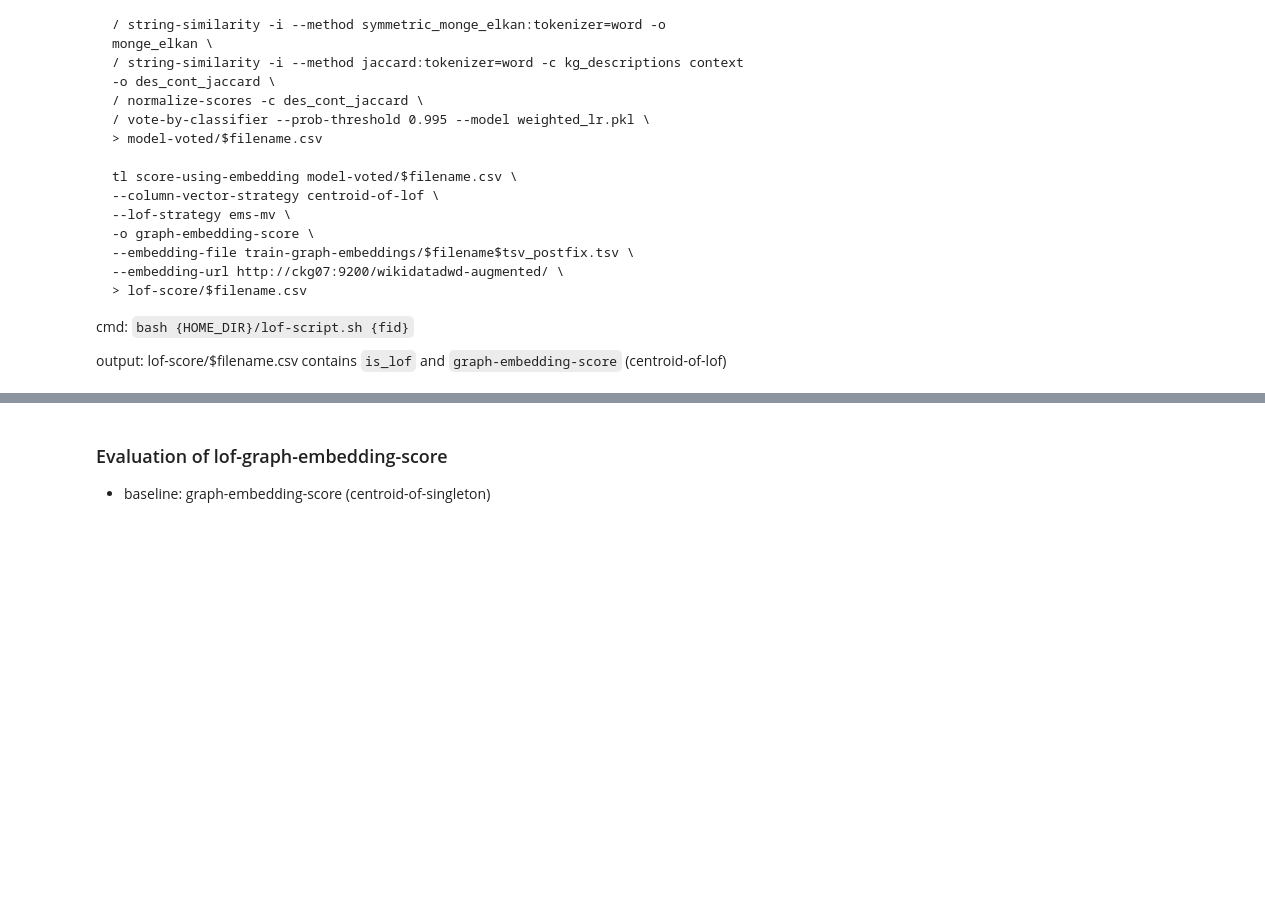
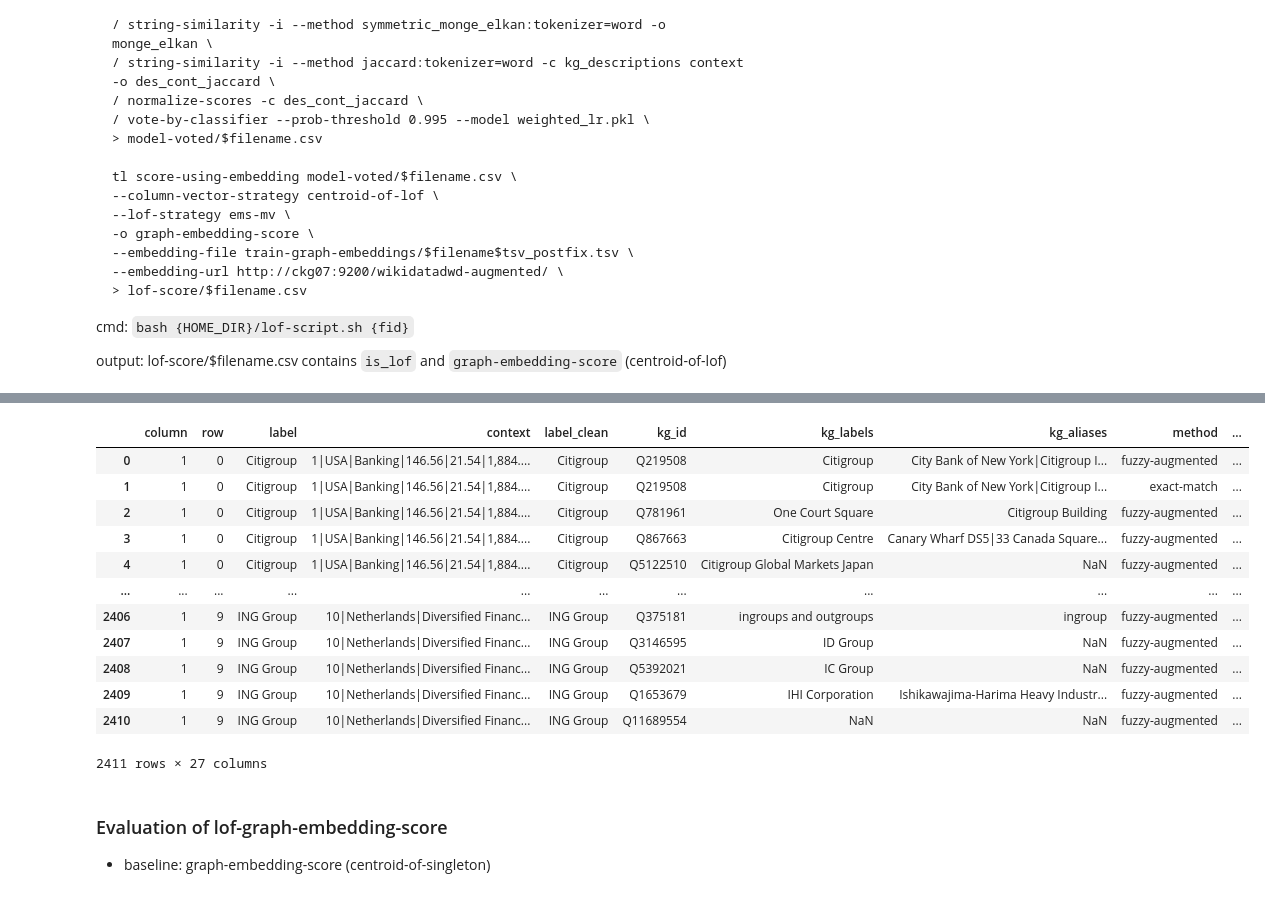
Before and after one commit to rijulvohra/table-linker-pipelines, a Jupyter notebook: fuzzy-augmented-match-centroid-pipeline/lof-feature-generation.ipynb, the cells around one changed output, grey strips where cells are left out. Saved outputs shown, nothing was run; the diff lists cells and outputs as text; code cells hidden in the pictures; blank space fills up the shorter version.

```diff
--- a/fuzzy-augmented-match-centroid-pipeline/lof-feature-generation.ipynb
+++ b/fuzzy-augmented-match-centroid-pipeline/lof-feature-generation.ipynb
@@ -112,8 +183,22 @@ for idx, fid in enumerate(file_ids):
 # %%
 # check final feature files
-fid = '88523363_0_8180214313099580515'
+fid = '14380604_4_3329235705746762392'
 final_feature_df = pd.read_csv(f'{HOME_DIR}/final-features/{fid}.csv')
 final_feature_df
+# %% [output]
+|  | column | row | label | context | label_clean | kg_id | kg_labels | kg_aliases | method | ... |
+| 0 | 1 | 0 | Citigroup | 1|USA|Banking|146.56|21.54|1,884.... | Citigroup | Q219508 | Citigroup | City Bank of New York|Citigroup I... | fuzzy-augmented | ... |
+| 1 | 1 | 0 | Citigroup | 1|USA|Banking|146.56|21.54|1,884.... | Citigroup | Q219508 | Citigroup | City Bank of New York|Citigroup I... | exact-match | ... |
+| 2 | 1 | 0 | Citigroup | 1|USA|Banking|146.56|21.54|1,884.... | Citigroup | Q781961 | One Court Square | Citigroup Building | fuzzy-augmented | ... |
+| 3 | 1 | 0 | Citigroup | 1|USA|Banking|146.56|21.54|1,884.... | Citigroup | Q867663 | Citigroup Centre | Canary Wharf DS5|33 Canada Square... | fuzzy-augmented | ... |
+| 4 | 1 | 0 | Citigroup | 1|USA|Banking|146.56|21.54|1,884.... | Citigroup | Q5122510 | Citigroup Global Markets Japan | NaN | fuzzy-augmented | ... |
+| ... | ... | ... | ... | ... | ... | ... | ... | ... | ... | ... |
+| 2406 | 1 | 9 | ING Group | 10|Netherlands|Diversified Financ... | ING Group | Q375181 | ingroups and outgroups | ingroup | fuzzy-augmented | ... |
+| 2407 | 1 | 9 | ING Group | 10|Netherlands|Diversified Financ... | ING Group | Q3146595 | ID Group | NaN | fuzzy-augmented | ... |
+| 2408 | 1 | 9 | ING Group | 10|Netherlands|Diversified Financ... | ING Group | Q5392021 | IC Group | NaN | fuzzy-augmented | ... |
+| 2409 | 1 | 9 | ING Group | 10|Netherlands|Diversified Financ... | ING Group | Q1653679 | IHI Corporation | Ishikawajima-Harima Heavy Industr... | fuzzy-augmented | ... |
+| 2410 | 1 | 9 | ING Group | 10|Netherlands|Diversified Financ... | ING Group | Q11689554 | NaN | NaN | fuzzy-augmented | ... |
+2411 rows × 27 columns
 # %% [markdown]
 ### Evaluation of lof-graph-embedding-score
 - baseline: graph-embedding-score (centroid-of-singleton)
```
Also changed, not shown: parts of 11 cells of this notebook.
